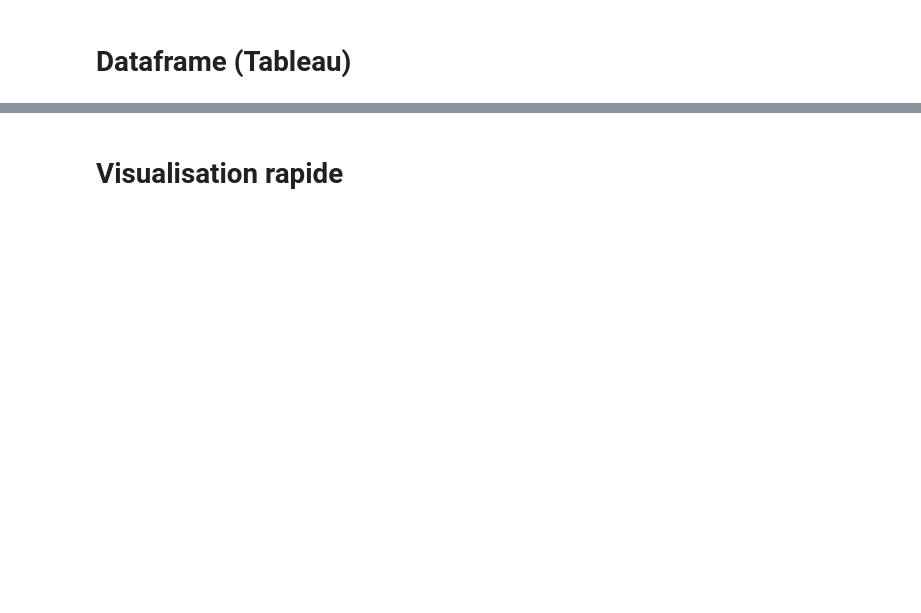
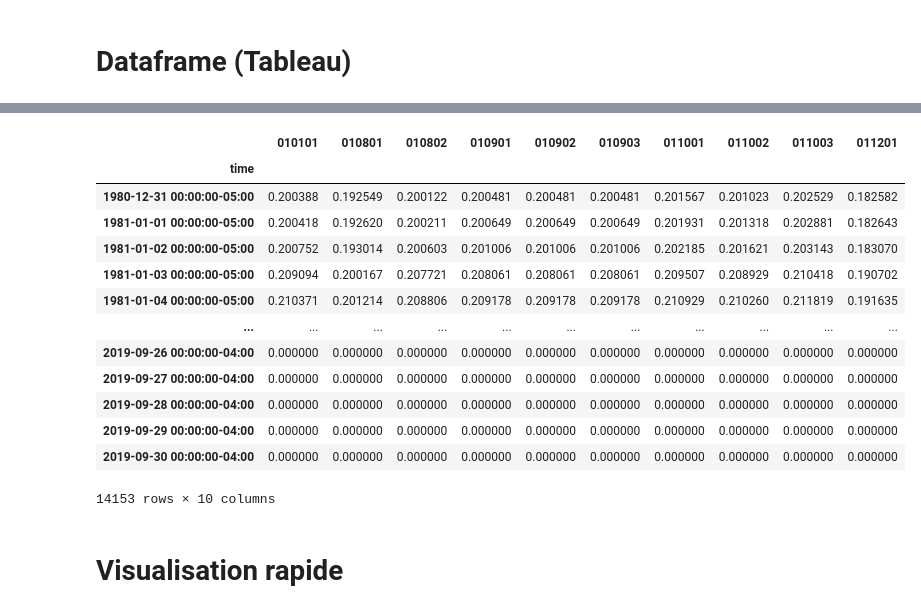
Before and after one commit to sebastienlanglois/zarr-experiments, a Jupyter notebook: zarr-experiments-era5-land.ipynb, the cells around one changed output, grey strips where cells are left out. Saved outputs shown, nothing was run; the diff lists cells and outputs as text; code cells hidden in the pictures; blank space fills up the shorter version.

```diff
--- a/zarr-experiments-era5-land.ipynb
+++ b/zarr-experiments-era5-land.ipynb
@@ -151,0 +169,11 @@ Pour plus d'informations sur les variables disponibles :
+# %%
+#Mapping vers filesystem depuis le bucket
+store = fsspec.get_mapper(url=bucket_era5_land,
+                          client_kwargs=client_kwargs,
+                          anon=True)
+
+# Ouverture du zarr vers dataset (xarray)
+ds_era5_land = xr.open_zarr(store,
+                            consolidated=True,
+                            chunks='auto')
+ds_era5_land
@@ -157,17 +232,17 @@ Une fonction simple *clip_polygon_to_dataframe()* a été utilisée pour appliqu
 # %%
 %%time
 
-df = ht.clip_polygon_to_dataframe(dataset=ds,
-                                  geodataframe=gdf, # prendre seulement les 3 premiers pour fin de tests
-                                  geodf_index_column='Station',
-                                  variable='sd',
-                                  aggregation='mean',
-                                  resample_time='1D',
-                                  from_tz='UTC',
-                                  to_tz='America/Montreal',
-                                  latlng_names=['latitude',
-                                                'longitude']
-                                  )
-# Convertir vers le format de l'IC
+df_era5_land = ht.clip_polygon_to_dataframe(dataset=ds_era5_land,
+                                            geodataframe=gdf[0:10], # prendre seulement les 10 premiers pour fin de tests
+                                            geodf_index_column='Station',
+                                            variable='sd',
+                                            aggregation='mean',
+                                            resample_time='1D', # originalement au pas de temps horaire
+                                            from_tz='UTC',
+                                            to_tz='America/Montreal',
+                                            latlng_names=['latitude',
+                                                        'longitude']
+                                            )
+# Convertir vers le format fin de pas de temps
 # df.index = df.index.tz_convert(None).normalize() + pd.DateOffset(days=1)
 # %% [output]
@@ -203,3 +280,20 @@ df
+# %%
+df_era5_land
+# %% [output]
+|  | 010101 | 010801 | 010802 | 010901 | 010902 | 010903 | 011001 | 011002 | 011003 | 011201 |
+| time |  |  |  |  |  |  |  |  |  |  |
+| 1980-12-31 00:00:00-05:00 | 0.200388 | 0.192549 | 0.200122 | 0.200481 | 0.200481 | 0.200481 | 0.201567 | 0.201023 | 0.202529 | 0.182582 |
+| 1981-01-01 00:00:00-05:00 | 0.200418 | 0.192620 | 0.200211 | 0.200649 | 0.200649 | 0.200649 | 0.201931 | 0.201318 | 0.202881 | 0.182643 |
+| 1981-01-02 00:00:00-05:00 | 0.200752 | 0.193014 | 0.200603 | 0.201006 | 0.201006 | 0.201006 | 0.202185 | 0.201621 | 0.203143 | 0.183070 |
+| 1981-01-03 00:00:00-05:00 | 0.209094 | 0.200167 | 0.207721 | 0.208061 | 0.208061 | 0.208061 | 0.209507 | 0.208929 | 0.210418 | 0.190702 |
+| 1981-01-04 00:00:00-05:00 | 0.210371 | 0.201214 | 0.208806 | 0.209178 | 0.209178 | 0.209178 | 0.210929 | 0.210260 | 0.211819 | 0.191635 |
+| ... | ... | ... | ... | ... | ... | ... | ... | ... | ... | ... |
+| 2019-09-26 00:00:00-04:00 | 0.000000 | 0.000000 | 0.000000 | 0.000000 | 0.000000 | 0.000000 | 0.000000 | 0.000000 | 0.000000 | 0.000000 |
+| 2019-09-27 00:00:00-04:00 | 0.000000 | 0.000000 | 0.000000 | 0.000000 | 0.000000 | 0.000000 | 0.000000 | 0.000000 | 0.000000 | 0.000000 |
+| 2019-09-28 00:00:00-04:00 | 0.000000 | 0.000000 | 0.000000 | 0.000000 | 0.000000 | 0.000000 | 0.000000 | 0.000000 | 0.000000 | 0.000000 |
+| 2019-09-29 00:00:00-04:00 | 0.000000 | 0.000000 | 0.000000 | 0.000000 | 0.000000 | 0.000000 | 0.000000 | 0.000000 | 0.000000 | 0.000000 |
+| 2019-09-30 00:00:00-04:00 | 0.000000 | 0.000000 | 0.000000 | 0.000000 | 0.000000 | 0.000000 | 0.000000 | 0.000000 | 0.000000 | 0.000000 |
+14153 rows × 10 columns
 # %% [markdown]
 # Visualisation rapide
 # %%
```
Also changed, not shown: parts of 24 cells of this notebook.
